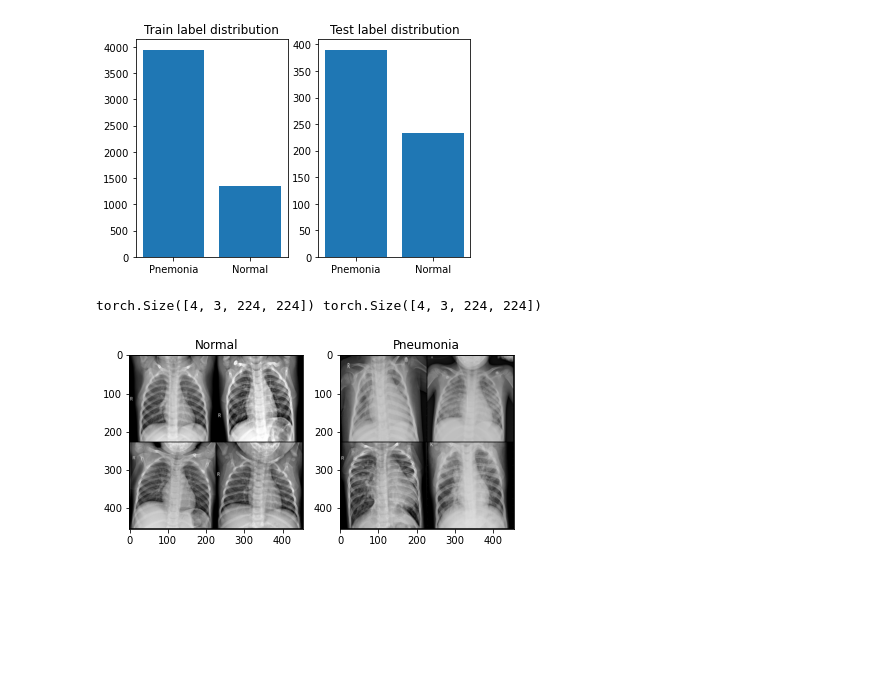
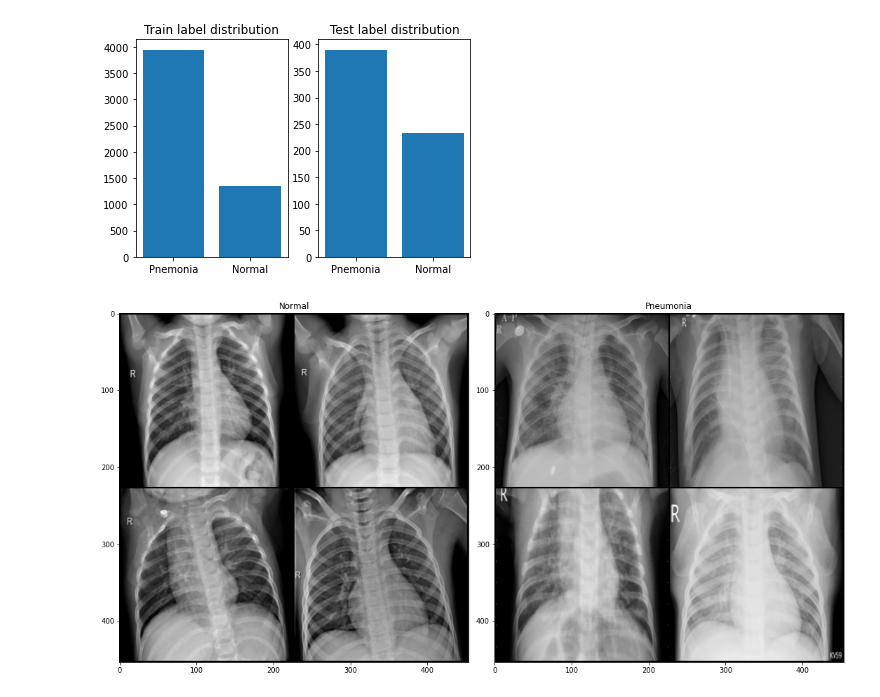
Before and after one commit to trancelestial/corneus, a Jupyter notebook: code/notebook.ipynb, the cells around one changed output. Cells and saved outputs as stored; diff of their text form; code cells hidden in the pictures; blank space fills up the shorter version.

```diff
--- a/code/notebook.ipynb
+++ b/code/notebook.ipynb
@@ -88,30 +88,29 @@ inspect_loader = DataLoader(inspect_data, batch_size=1, shuffle=True)
 # %%
 num = 4 # set even
 cnt = [0, 0]
 norm, pneum = [], []
 
 for img, lbl in inspect_loader:
     if lbl == 1 and cnt[lbl] < num:
         pneum.append(img)
         cnt[lbl] += 1
     elif lbl == 0 and cnt[lbl] < num:
         norm.append(img)
         cnt[lbl] += 1
     elif cnt[0]+cnt[1] == 2*num:
         break
 
 norm = torch.cat(norm, axis=0)
 pneum = torch.cat(pneum, axis=0)
 grid_norm = torchvision.utils.make_grid(norm, nrow=2)
 grid_pneum = torchvision.utils.make_grid(pneum, nrow=2)
-fig, ax = plt.subplots(1, 2)
 
+fig, ax = plt.subplots(1, 2, figsize=(15,30))
 ax[0].imshow(rearrange(grid_norm, 'c h w -> h w c'))
 ax[0].set_title('Normal')
 ax[1].imshow(rearrange(grid_pneum, 'c h w -> h w c'))
 ax[1].set_title('Pneumonia')
 fig.show()
 fig.tight_layout()
 # %% [output]
-torch.Size([4, 3, 224, 224]) torch.Size([4, 3, 224, 224])
-[figure, old version]
+[figure, new version]
```
Also changed, not shown: parts of 5 cells of this notebook.
